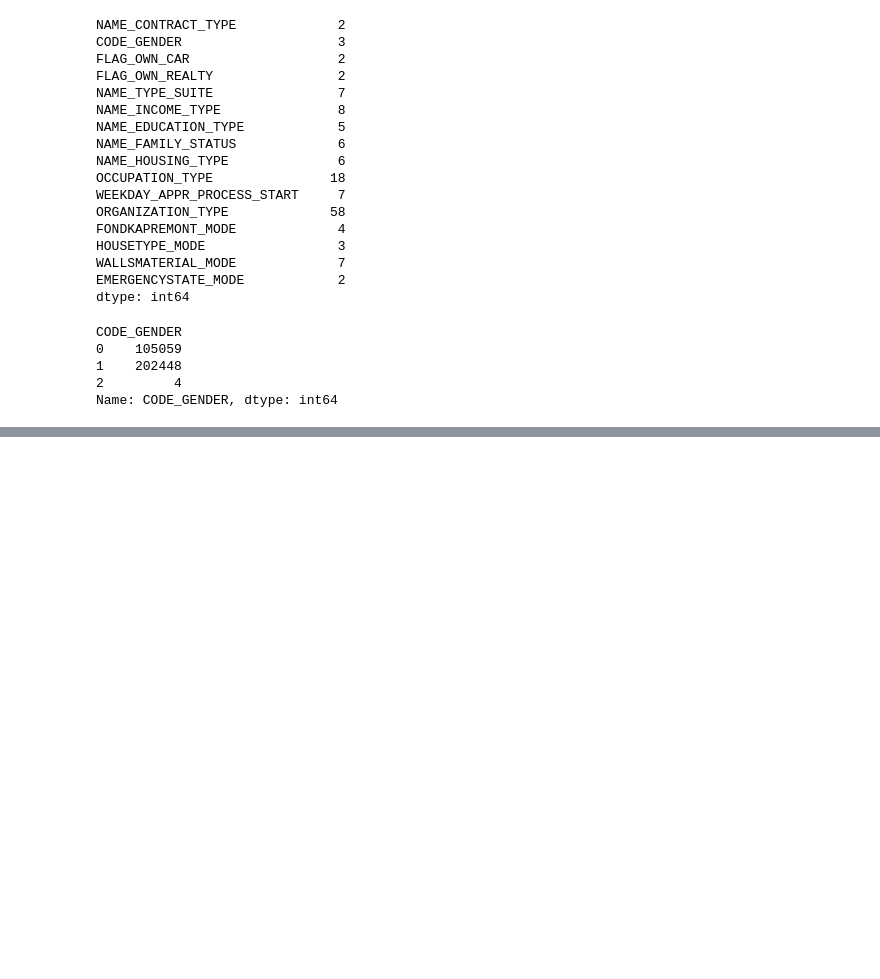
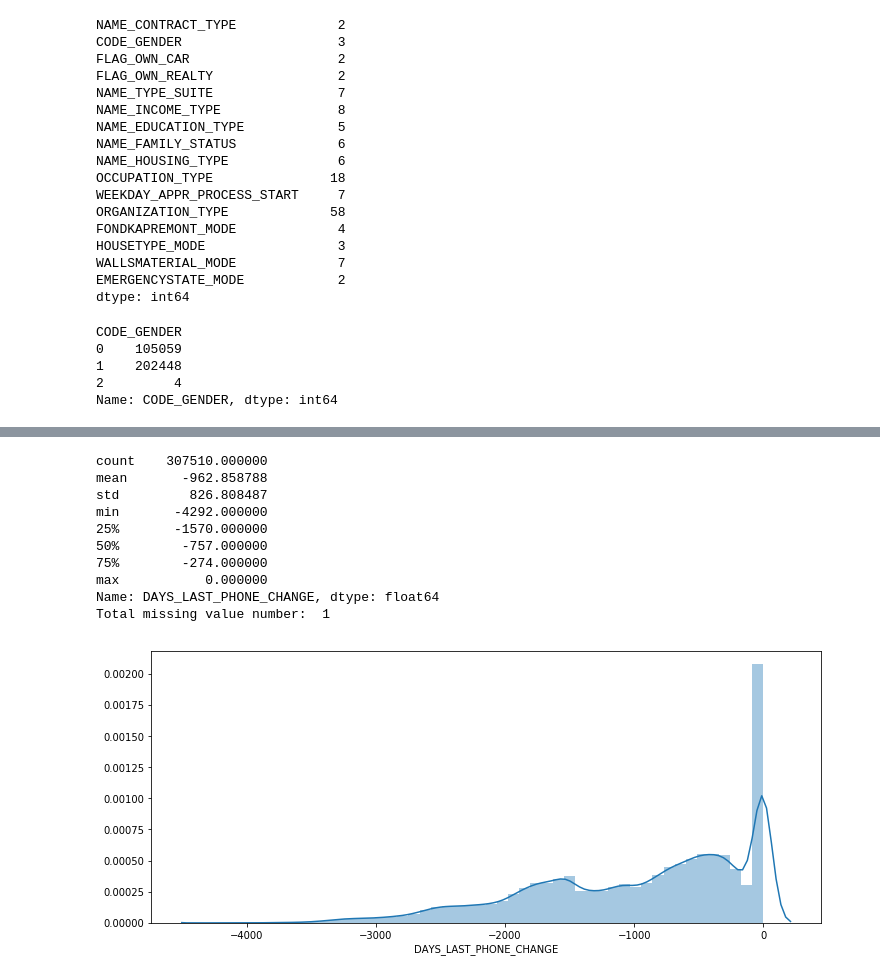
Before and after one commit to haataa/Home-Credit-Default-Risk, a Jupyter notebook: credit_default_predict.ipynb, the cells around one changed output, grey strips where cells are left out. Drawn from its saved outputs; the diff is of its cells as text; code cells hidden in the pictures; blank space fills up the shorter version.

```diff
--- a/credit_default_predict.ipynb
+++ b/credit_default_predict.ipynb
@@ -486,3 +493,19 @@ Name: DAYS_EMPLOYED, dtype: float64
+# %%
+# total number of 1 missing value and add spike on value 0
+# 0 could mean nan value
+check_distribution(app_train,'DAYS_LAST_PHONE_CHANGE')
+# %% [output]
+count    307510.000000
+mean       -962.858788
+std         826.808487
+min       -4292.000000
+25%       -1570.000000
+50%        -757.000000
+75%        -274.000000
+max           0.000000
+Name: DAYS_LAST_PHONE_CHANGE, dtype: float64
+Total missing value number:  1
+[figure, added]
 # %%
 # remove 4 people code_gender value 'XNA'
 app_train = app_train[app_train['CODE_GENDER'] != 'XNA']  # 4 people with XNA code gender
```
Also changed, not shown: parts of 14 cells of this notebook.
